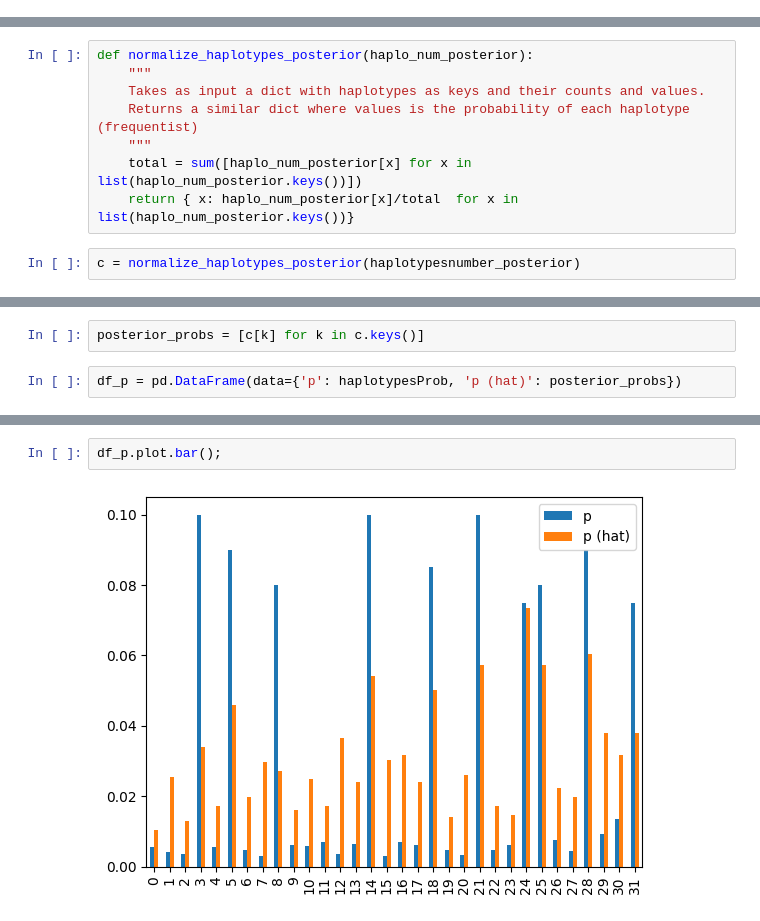
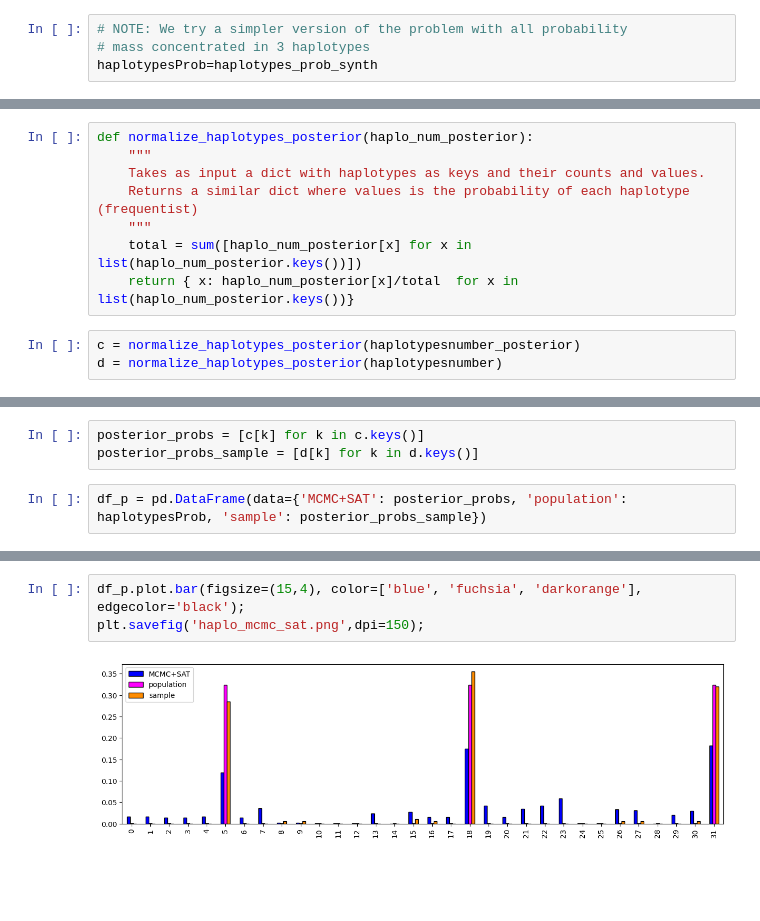
Before and after one commit to itu-square/sat-metropolis, a Jupyter notebook: experiments/sat/haplotypes/haplotypes.ipynb, the cells around one changed output, grey strips where cells are left out. Drawn from its saved outputs; the diff is of its cells as text; blank space fills up the shorter version.

Commit message:
updates on haplotypes notebook

```diff
--- a/experiments/sat/haplotypes/haplotypes.ipynb
+++ b/experiments/sat/haplotypes/haplotypes.ipynb
@@ -64,3 +46,7 @@ sum([0.1,0.09,0.08,0.1,0.085,0.1,0.075,0.08,0.09,0.075])
+# %%
+# NOTE: We try a simpler version of the problem with all probability
+# mass concentrated in 3 haplotypes
+haplotypesProb=haplotypes_prob_synth
 # %%
 # NOTE: This is a dict to store the number of haplotypes drawn from the probabilities above
 haplotypesnumber = {}
@@ -233,3 +262,4 @@ def normalize_haplotypes_posterior(haplo_num_posterior):
     return { x: haplo_num_posterior[x]/total  for x in list(haplo_num_posterior.keys())}
 # %%
 c = normalize_haplotypes_posterior(haplotypesnumber_posterior)
+d = normalize_haplotypes_posterior(haplotypesnumber)
@@ -256,4 +266,5 @@ c
 # %%
 posterior_probs = [c[k] for k in c.keys()]
+posterior_probs_sample = [d[k] for k in d.keys()]
 # %%
-df_p = pd.DataFrame(data={'p': haplotypesProb, 'p (hat)': posterior_probs})
+df_p = pd.DataFrame(data={'MCMC+SAT': posterior_probs, 'population': haplotypesProb, 'sample': posterior_probs_sample})
@@ -260,6 +291,7 @@ df_p = pd.DataFrame(data={'p': haplotypesProb, 'p (hat)': posterior_probs})
 # %%
-df_p.plot.bar();
+df_p.plot.bar(figsize=(15,4), color=['blue', 'fuchsia', 'darkorange'], edgecolor='black');
+plt.savefig('haplo_mcmc_sat.png',dpi=150);
 # %% [output]
-[figure, old version]
+[figure, new version]
 # %%
 # comparing haplotype probabilities with original
```
Also changed, not shown: parts of 18 cells of this notebook.
